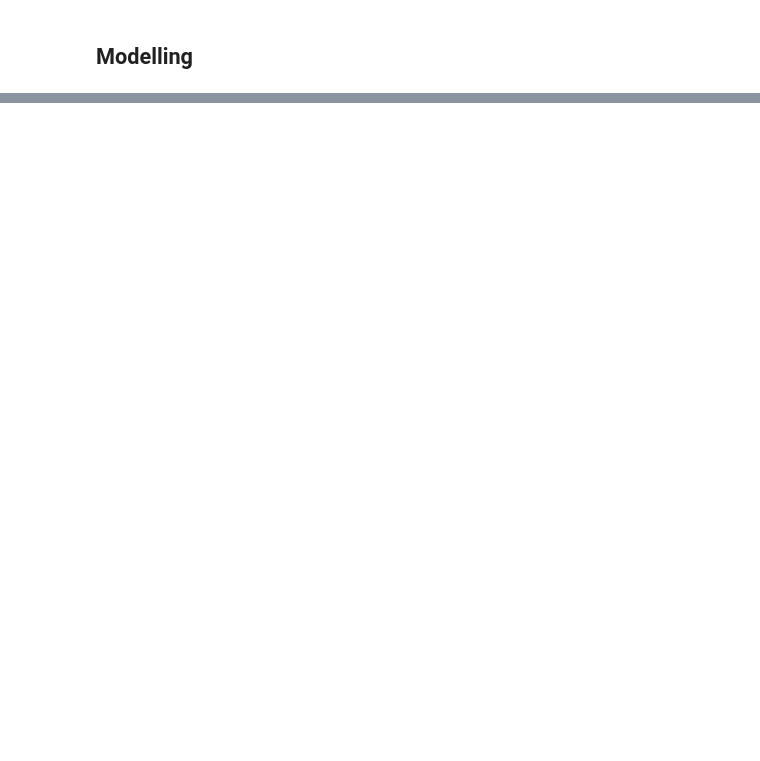
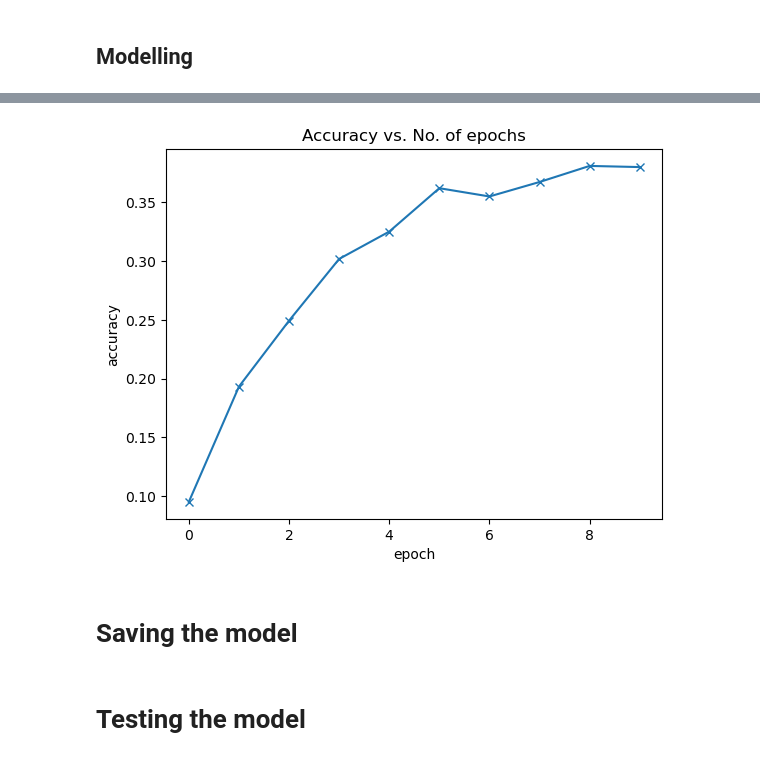
Before and after one commit to namansnghl/CIFAR-100, a Jupyter notebook: CNN.ipynb, the cells around one changed output, grey strips where cells are left out. Drawn from its saved outputs; the diff is of its cells as text; code cells hidden in the pictures; blank space fills up the shorter version.

```diff
--- a/CNN.ipynb
+++ b/CNN.ipynb
@@ -128,0 +340,6 @@ Clipping input data to the valid range for imshow with RGB data ([0..1] for floa
+# %%
+plot_accuracies(history)
+# %% [output]
+[figure, added]
+# %% [markdown]
+# Saving the model
@@ -128,0 +351,2 @@ Clipping input data to the valid range for imshow with RGB data ([0..1] for floa
+# %% [markdown]
+# Testing the model
```
Also changed, not shown: parts of 22 cells of this notebook.
